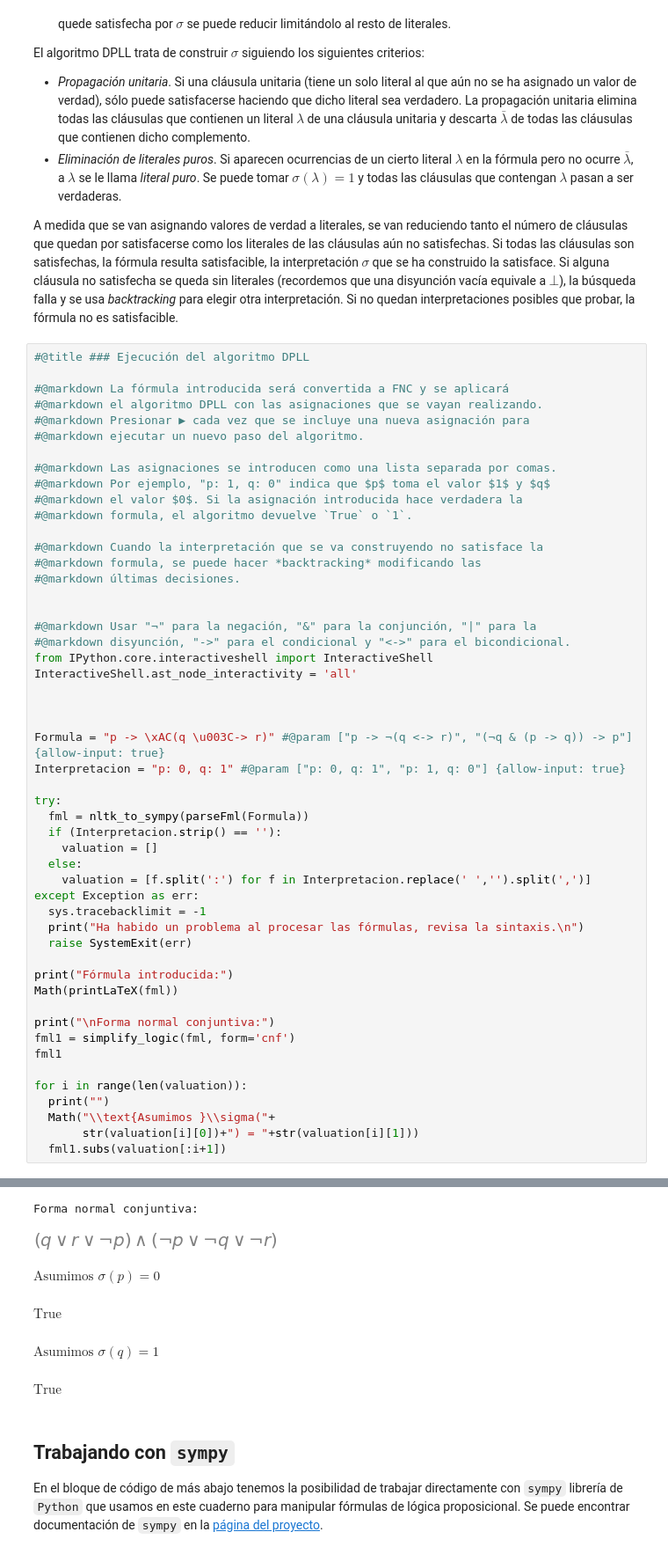
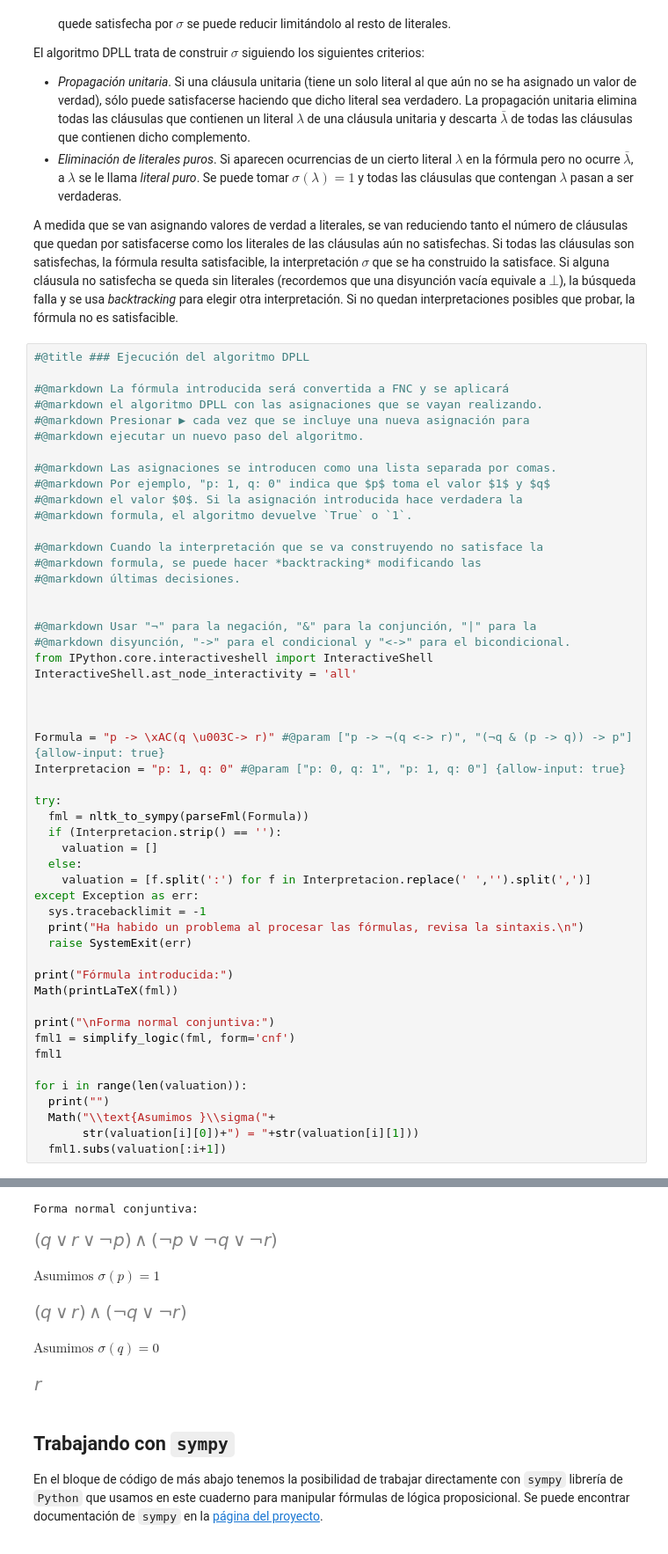
Before and after one commit to fersoler/LogiCoLab, a Jupyter notebook: LogicaPropEquivSat.ipynb, the cells around one changed output, grey strips where cells are left out. Shown at 88% size. Cells and saved outputs as stored; diff of their text form.

```diff
--- a/LogicaPropEquivSat.ipynb
+++ b/LogicaPropEquivSat.ipynb
@@ -535,40 +537,40 @@ InteractiveShell.ast_node_interactivity = 'all'
 
 
 Formula = "p -> \xAC(q \u003C-> r)" #@param ["p -> ¬(q <-> r)", "(¬q & (p -> q)) -> p"] {allow-input: true}
-Interpretacion = "p: 0, q: 1" #@param ["p: 0, q: 1", "p: 1, q: 0"] {allow-input: true}
+Interpretacion = "p: 1, q: 0" #@param ["p: 0, q: 1", "p: 1, q: 0"] {allow-input: true}
 
 try:
   fml = nltk_to_sympy(parseFml(Formula))
   if (Interpretacion.strip() == ''):
     valuation = []
   else:
     valuation = [f.split(':') for f in Interpretacion.replace(' ','').split(',')]
 except Exception as err:
   sys.tracebacklimit = -1
   print("Ha habido un problema al procesar las fórmulas, revisa la sintaxis.\n")
   raise SystemExit(err)
 
 print("Fórmula introducida:")
 Math(printLaTeX(fml))
 
 print("\nForma normal conjuntiva:")
 fml1 = simplify_logic(fml, form='cnf')
 fml1
 
 for i in range(len(valuation)):
   print("")
   Math("\\text{Asumimos }\\sigma("+
        str(valuation[i][0])+") = "+str(valuation[i][1]))
   fml1.subs(valuation[:i+1])
 # %% [output]
 Fórmula introducida:
 $\displaystyle p\to \lnot (q\leftrightarrow r)$
 Forma normal conjuntiva:
 [figure]
-$\displaystyle \text{Asumimos }\sigma(p) = 0$
+$\displaystyle \text{Asumimos }\sigma(p) = 1$
+[figure, added]
-$\displaystyle \text{True}$
+$\displaystyle \text{Asumimos }\sigma(q) = 0$
-$\displaystyle \text{Asumimos }\sigma(q) = 1$
-$\displaystyle \text{True}$
+[figure, added]
 # %% [markdown]
 ## Trabajando con `sympy`
 
```
Also changed, not shown: parts of 4 cells of this notebook.
